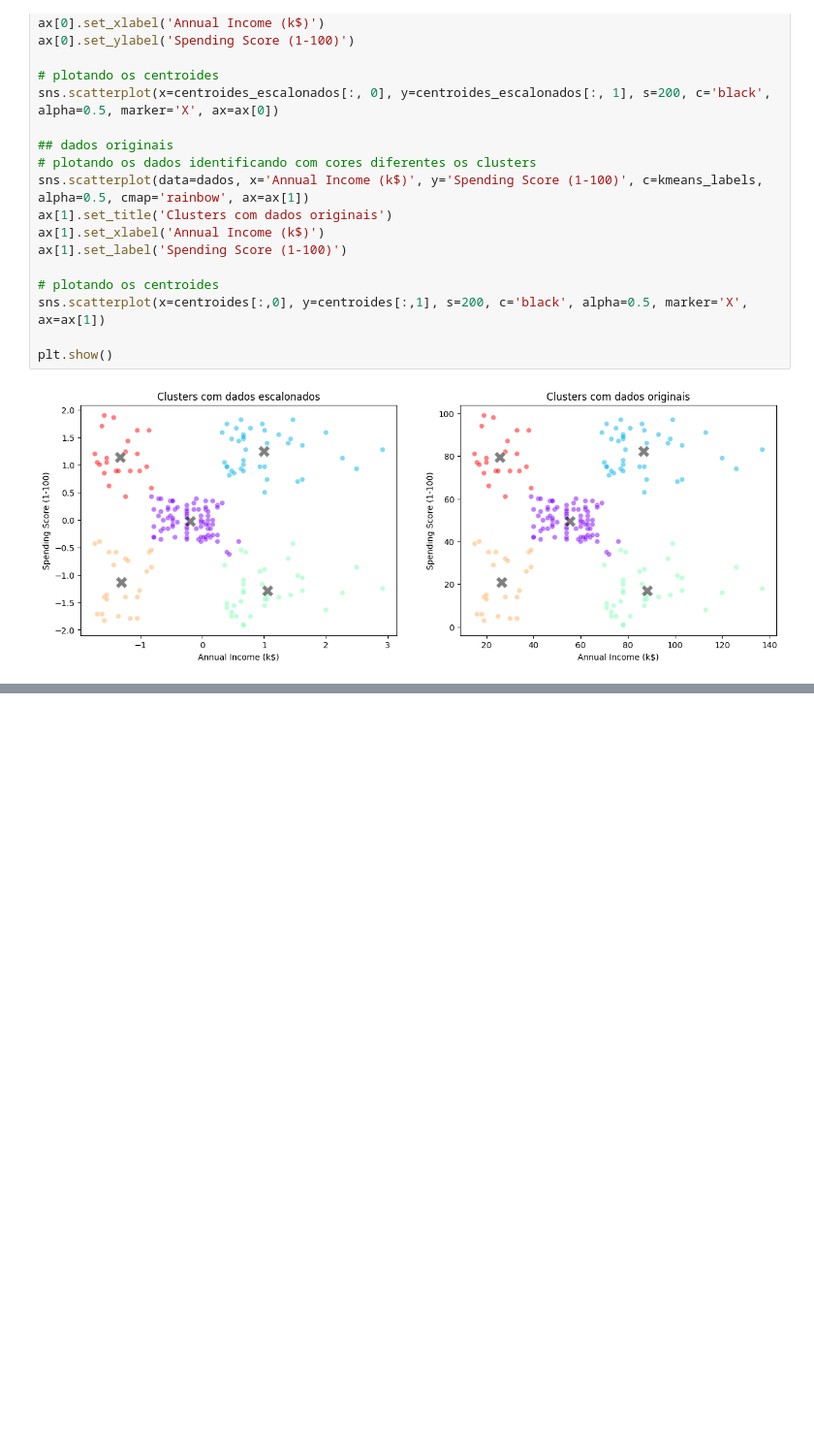
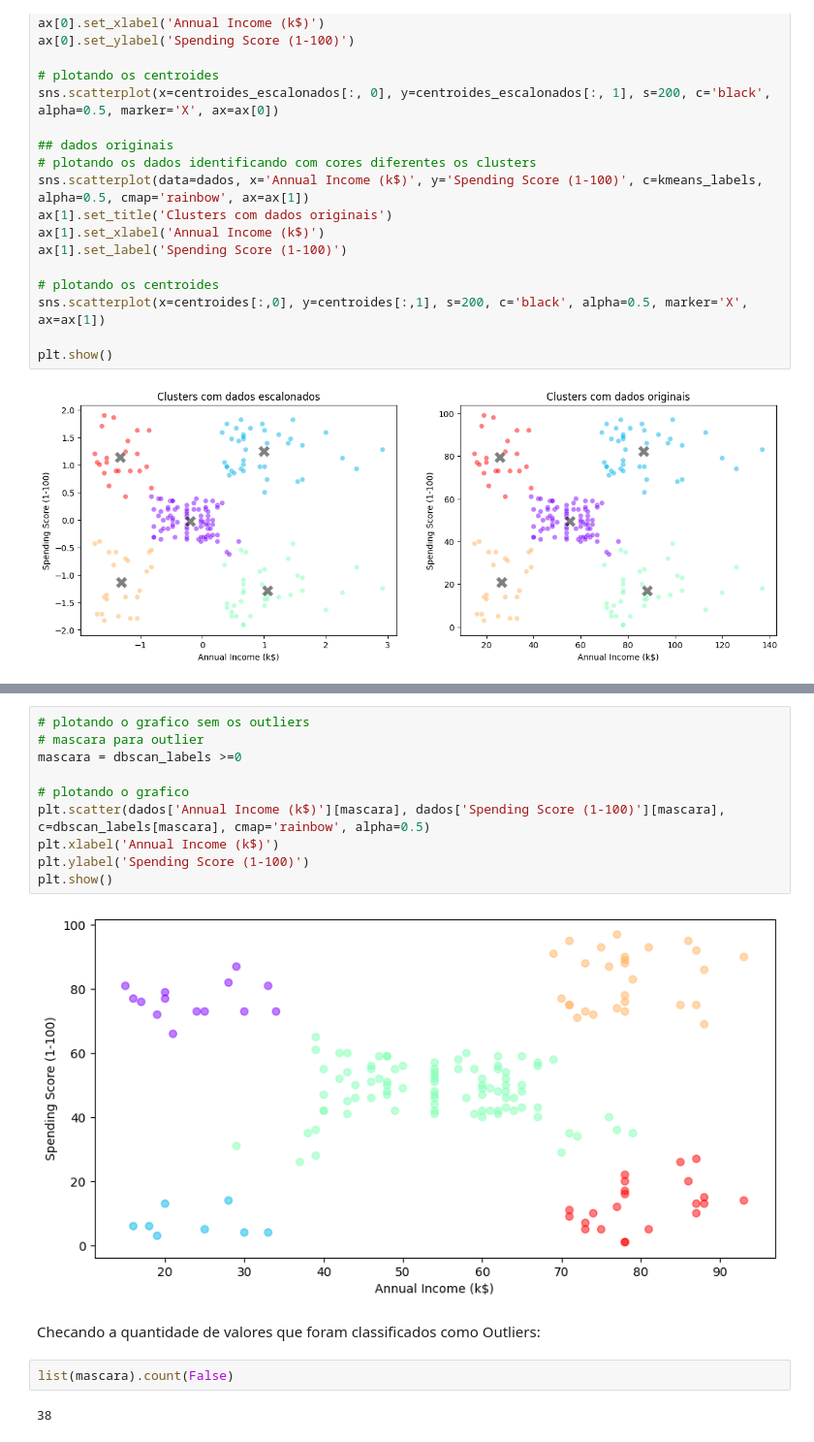
Before and after one commit to torvess/clusterizacao_consumidores_kmeans_Jun-2024, a Jupyter notebook: grupo_consumidores.ipynb, the cells around one changed output, grey strips where cells are left out. Shown: that part at 97% size. Cells and saved outputs as stored; diff of their text form; blank space fills up the shorter version.

```diff
--- a/grupo_consumidores.ipynb
+++ b/grupo_consumidores.ipynb
@@ -302,0 +349,18 @@ Name: Annual Income (k$), dtype: float64
+# %%
+# plotando o grafico sem os outliers
+# mascara para outlier
+mascara = dbscan_labels >=0
+
+# plotando o grafico
+plt.scatter(dados['Annual Income (k$)'][mascara], dados['Spending Score (1-100)'][mascara], c=dbscan_labels[mascara], cmap='rainbow', alpha=0.5)
+plt.xlabel('Annual Income (k$)')
+plt.ylabel('Spending Score (1-100)')
+plt.show()
+# %% [output]
+[figure, added]
+# %% [markdown]
+Checando a quantidade de valores que foram classificados como Outliers:
+# %%
+list(mascara).count(False)
+# %% [output]
+38
```
Also changed, not shown: parts of 18 cells of this notebook.
